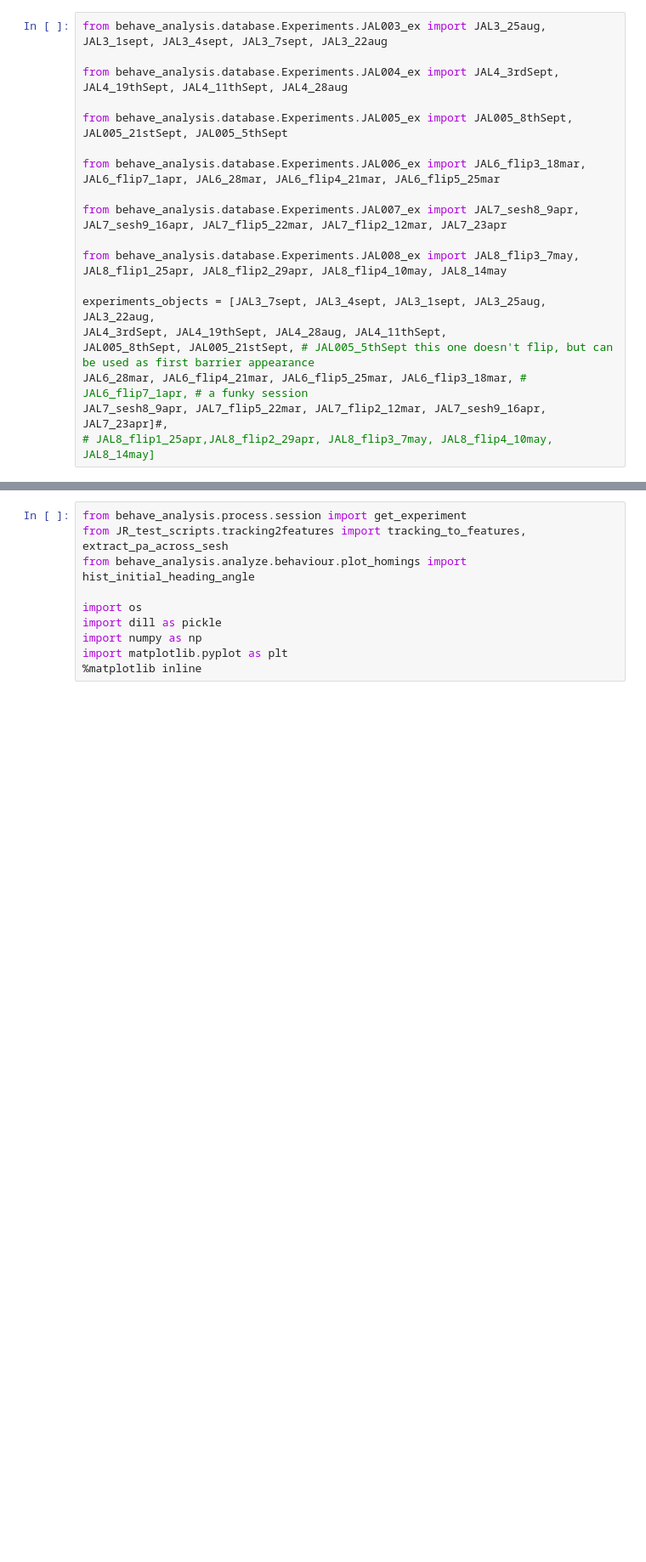
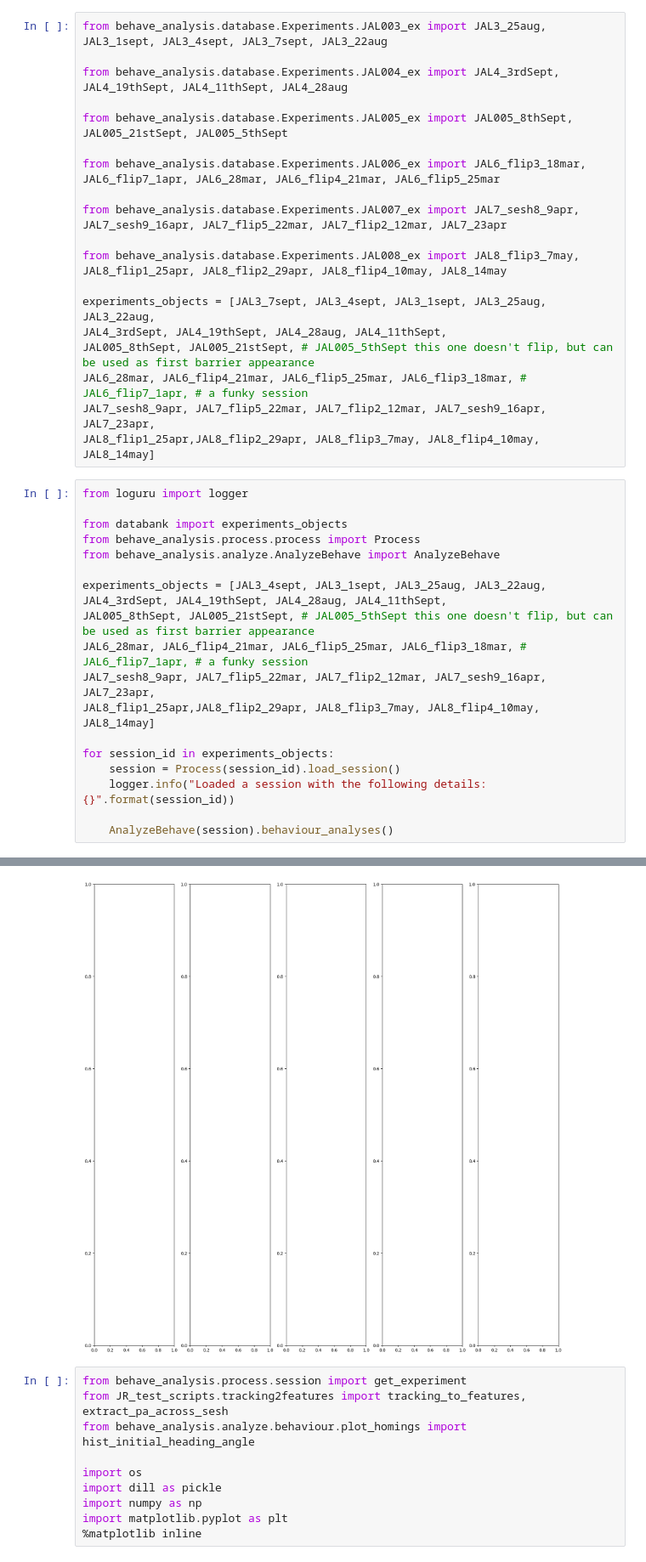
Before and after one commit to BrancoLab/JAL2_subgoal_pipeline, a Jupyter notebook: JR_test_scripts/LDA_behave.ipynb, the cells around one changed output, grey strips where cells are left out. Shown at 85% size. Saved outputs shown, nothing was run; the diff lists cells and outputs as text; blank space fills up the shorter version.

```diff
--- a/JR_test_scripts/LDA_behave.ipynb
+++ b/JR_test_scripts/LDA_behave.ipynb
@@ -15,5 +15,25 @@ experiments_objects = [JAL3_7sept, JAL3_4sept, JAL3_1sept, JAL3_25aug, JAL3_22au
 JAL4_3rdSept, JAL4_19thSept, JAL4_28aug, JAL4_11thSept,
 JAL005_8thSept, JAL005_21stSept, # JAL005_5thSept this one doesn't flip, but can be used as first barrier appearance
 JAL6_28mar, JAL6_flip4_21mar, JAL6_flip5_25mar, JAL6_flip3_18mar, # JAL6_flip7_1apr, # a funky session
-JAL7_sesh8_9apr, JAL7_flip5_22mar, JAL7_flip2_12mar, JAL7_sesh9_16apr, JAL7_23apr]#,
-# JAL8_flip1_25apr,JAL8_flip2_29apr, JAL8_flip3_7may, JAL8_flip4_10may, JAL8_14may]
+JAL7_sesh8_9apr, JAL7_flip5_22mar, JAL7_flip2_12mar, JAL7_sesh9_16apr, JAL7_23apr,
+JAL8_flip1_25apr,JAL8_flip2_29apr, JAL8_flip3_7may, JAL8_flip4_10may, JAL8_14may]
+# %%
+from loguru import logger
+
+from databank import experiments_objects
+from behave_analysis.process.process import Process
+from behave_analysis.analyze.AnalyzeBehave import AnalyzeBehave
+
+experiments_objects = [JAL3_4sept, JAL3_1sept, JAL3_25aug, JAL3_22aug,
+JAL4_3rdSept, JAL4_19thSept, JAL4_28aug, JAL4_11thSept,
+JAL005_8thSept, JAL005_21stSept, # JAL005_5thSept this one doesn't flip, but can be used as first barrier appearance
+JAL6_28mar, JAL6_flip4_21mar, JAL6_flip5_25mar, JAL6_flip3_18mar, # JAL6_flip7_1apr, # a funky session
+JAL7_sesh8_9apr, JAL7_flip5_22mar, JAL7_flip2_12mar, JAL7_sesh9_16apr, JAL7_23apr,
+JAL8_flip1_25apr,JAL8_flip2_29apr, JAL8_flip3_7may, JAL8_flip4_10may, JAL8_14may]
+
+for session_id in experiments_objects:
+    session = Process(session_id).load_session()
+    logger.info("Loaded a session with the following details: {}".format(session_id))
+
+    AnalyzeBehave(session).behaviour_analyses()
+# %% [output]
@@ -20,3 +58,4 @@ JAL7_sesh8_9apr, JAL7_flip5_22mar, JAL7_flip2_12mar, JAL7_sesh9_16apr, JAL7_23ap
+[figure, added]
 # %%
 from behave_analysis.process.session import get_experiment
 from JR_test_scripts.tracking2features import tracking_to_features, extract_pa_across_sesh
```
Also changed, not shown: parts of 6 cells of this notebook.
